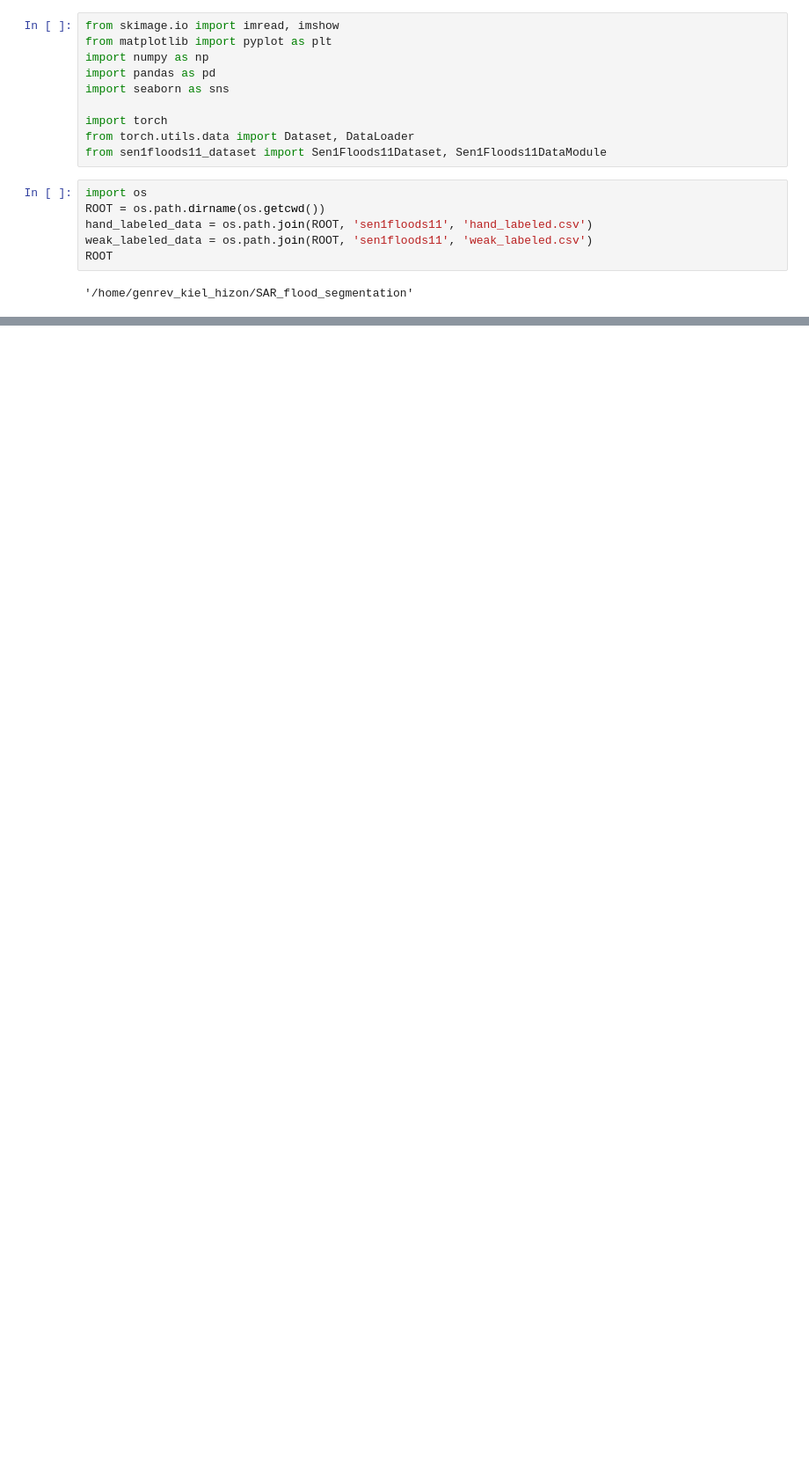
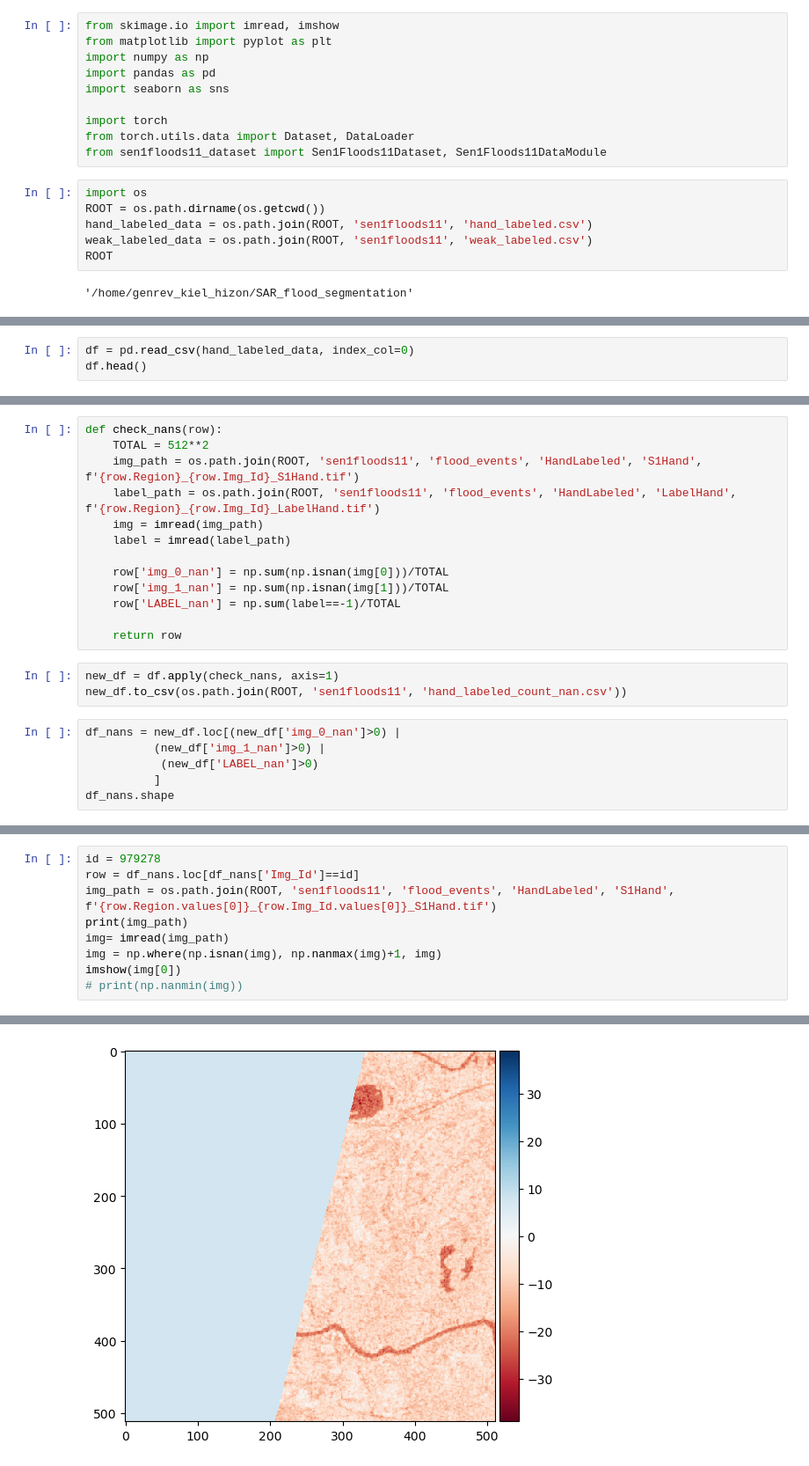
Before and after one commit to khizon/SAR_flood_segmentation, a Jupyter notebook: src/Untitled.ipynb, the cells around one changed output, grey strips where cells are left out. Shown at 88% size. Saved outputs shown, nothing was run; the diff lists cells and outputs as text; blank space fills up the shorter version.

```diff
--- a/src/Untitled.ipynb
+++ b/src/Untitled.ipynb
@@ -66,0 +64,3 @@ test_img[test_img<0].shape
+# %%
+df = pd.read_csv(hand_labeled_data, index_col=0)
+df.head()
@@ -66,0 +74,22 @@ test_img[test_img<0].shape
+# %%
+def check_nans(row):
+    TOTAL = 512**2
+    img_path = os.path.join(ROOT, 'sen1floods11', 'flood_events', 'HandLabeled', 'S1Hand', f'{row.Region}_{row.Img_Id}_S1Hand.tif')
+    label_path = os.path.join(ROOT, 'sen1floods11', 'flood_events', 'HandLabeled', 'LabelHand', f'{row.Region}_{row.Img_Id}_LabelHand.tif')
+    img = imread(img_path)
+    label = imread(label_path)
+
+    row['img_0_nan'] = np.sum(np.isnan(img[0]))/TOTAL
+    row['img_1_nan'] = np.sum(np.isnan(img[1]))/TOTAL
+    row['LABEL_nan'] = np.sum(label==-1)/TOTAL
+
+    return row
+# %%
+new_df = df.apply(check_nans, axis=1)
+new_df.to_csv(os.path.join(ROOT, 'sen1floods11', 'hand_labeled_count_nan.csv'))
+# %%
+df_nans = new_df.loc[(new_df['img_0_nan']>0) |
+          (new_df['img_1_nan']>0) |
+           (new_df['LABEL_nan']>0)
+          ]
+df_nans.shape
@@ -66,0 +129,10 @@ test_img[test_img<0].shape
+# %%
+id = 979278
+row = df_nans.loc[df_nans['Img_Id']==id]
+img_path = os.path.join(ROOT, 'sen1floods11', 'flood_events', 'HandLabeled', 'S1Hand', f'{row.Region.values[0]}_{row.Img_Id.values[0]}_S1Hand.tif')
+print(img_path)
+img= imread(img_path)
+img = np.where(np.isnan(img), np.nanmax(img)+1, img)
+imshow(img[0])
+# print(np.nanmin(img))
+# %% [output]
@@ -66,0 +141 @@ test_img[test_img<0].shape
+[figure, added]
```
Also changed, not shown: parts of 14 cells of this notebook, 1 other file.
